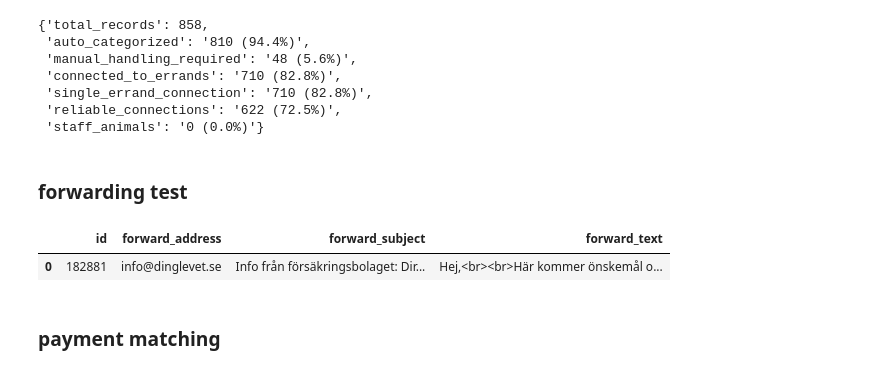
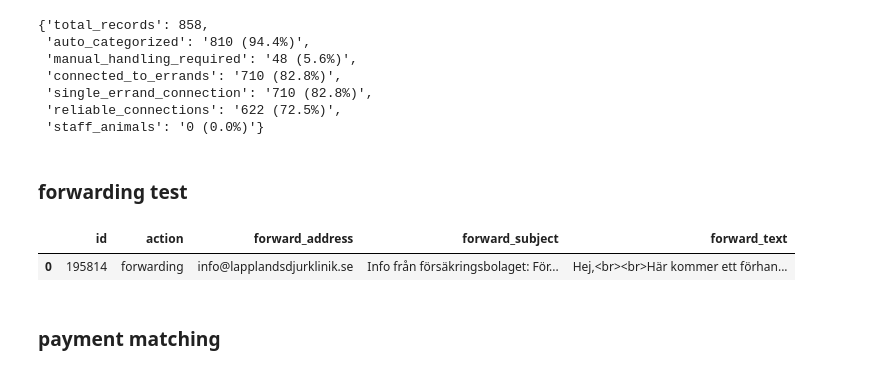
Before and after one commit to Jacque008/email_fastAPI, a Jupyter notebook: test.ipynb, the cells around one changed output. Cells and saved outputs as stored; diff of their text form; code cells hidden in the pictures.

Commit message:
simplify log and forwarding input format

```diff
--- a/test.ipynb
+++ b/test.ipynb
@@ -56,16 +56,16 @@ all_records: 858, auto_categorized: 810, 94.41%, manual: 48, 5.59%,
 # %%
 import pandas as pd
 from app.services.services import DefaultServices
 from app.dataset.forward_dataset import ForwardDataset
-id = 182881
+id = 195814
 userId = 14
 df = pd.DataFrame([{ 'id': id, 'userId': userId}])
 ds = ForwardDataset(df=df, services=DefaultServices())
 forward = ds.do_forward()
 forward
 # %% [output]
-|  | id | forward_address | forward_subject | forward_text |
-| 0 | 182881 | info@dinglevet.se | Info från försäkringsbolaget: Dir... | Hej,<br><br>Här kommer önskemål o... |
+|  | id | action | forward_address | forward_subject | forward_text |
+| 0 | 195814 | forwarding | info@lapplandsdjurklinik.se | Info från försäkringsbolaget: För... | Hej,<br><br>Här kommer ett förhan... |
 # %% [markdown]
 ### payment matching
 # %%
```
Also changed, not shown: 17 other files.
